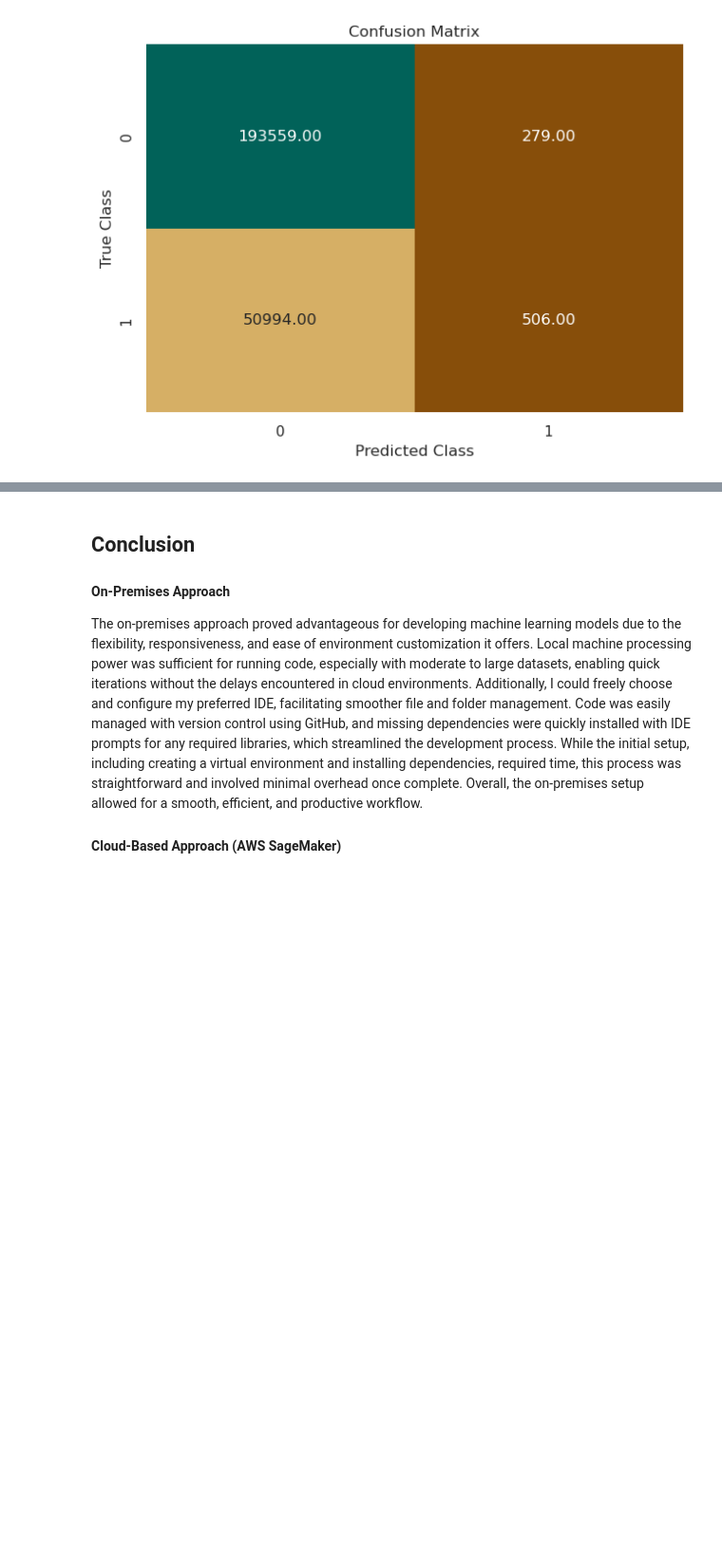
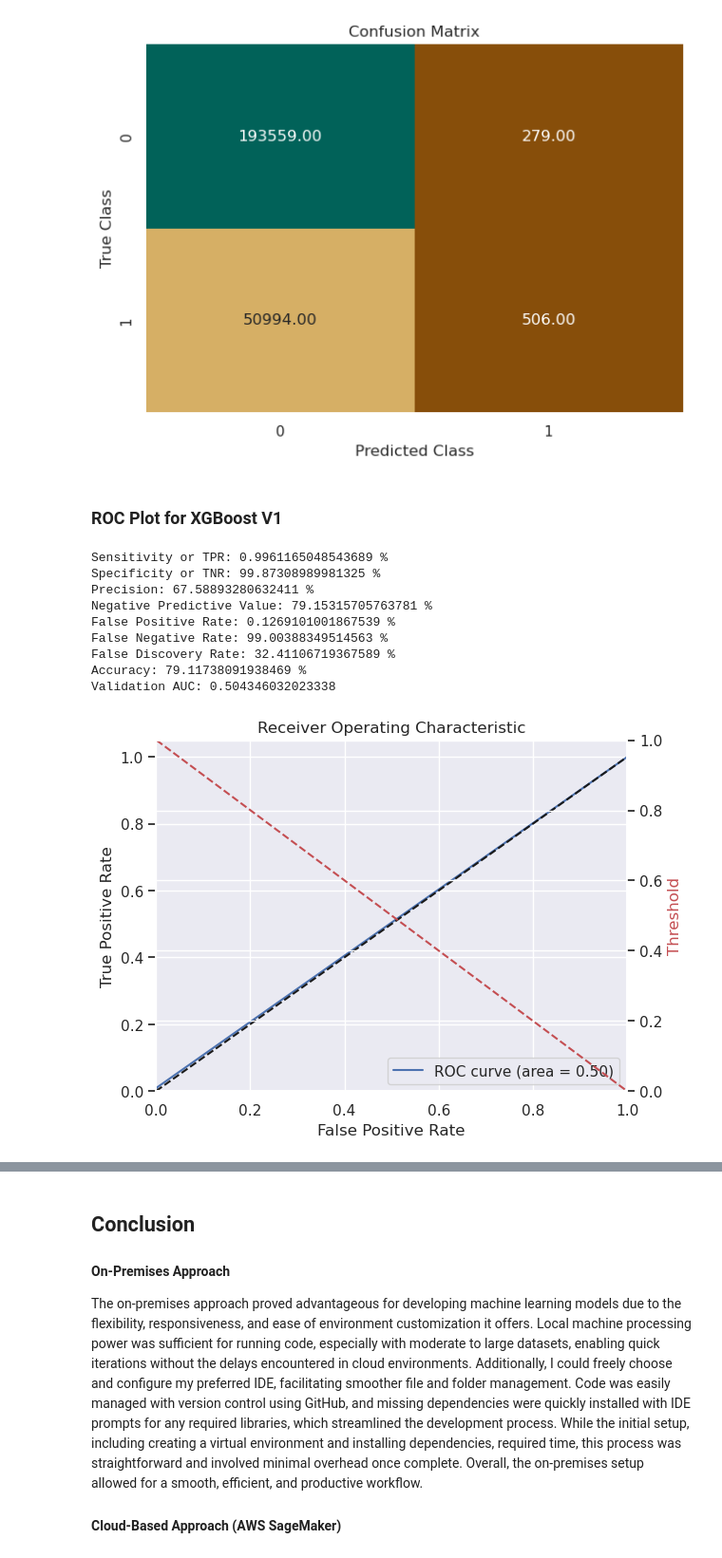
Before and after one commit to hassan-saleem/project2, a Jupyter notebook: oncloud.ipynb, the cells around one changed output, grey strips where cells are left out. Shown at 95% size. Cells and saved outputs as stored; diff of their text form; code cells hidden in the pictures; blank space fills up the shorter version.

```diff
--- a/oncloud.ipynb
+++ b/oncloud.ipynb
@@ -507,9 +515,9 @@ b. `prefix = 'flight-xgb'`
 # %%
-prefix = 'fl-xgb_v1'
-train_file = 'fl-xgb_v1_train.csv'
-test_file = 'fl-xgb_v1_test.csv'
-validate_file = 'fl-xgb_v1_validate.csv'
-whole_file = 'fl-xgb_v1.csv'
+prefix = 'V1_fl-xgb'
+train_file = 'V1_fl-xgb_train.csv'
+test_file = 'V1_fl-xgb_test.csv'
+validate_file = 'V1_fl-xgb_validate.csv'
+whole_file = 'V1_fl-xgb.csv'
 bucket = first_bucket
 
 s3_resource = boto3.Session().resource('s3')
@@ -721,3 +691,18 @@ Plot a confusion matrix for your `target_predicted` and `test_labels`.
 plot_confusion_matrix(test_labels, target_predicted)
 # %% [output]
 [figure]
+# %% [markdown]
+### ROC Plot for XGBoost V1
+# %%
+plot_roc(test_labels, target_predicted)
+# %% [output]
+Sensitivity or TPR: 0.9961165048543689 %
+Specificity or TNR: 99.87308989981325 %
+Precision: 67.58893280632411 %
+Negative Predictive Value: 79.15315705763781 %
+False Positive Rate: 0.1269101001867539 %
+False Negative Rate: 99.00388349514563 %
+False Discovery Rate: 32.41106719367589 %
+Accuracy: 79.11738091938469 %
+Validation AUC: 0.504346032023338
+[figure, added]
```
Also changed, not shown: parts of 21 cells of this notebook.
